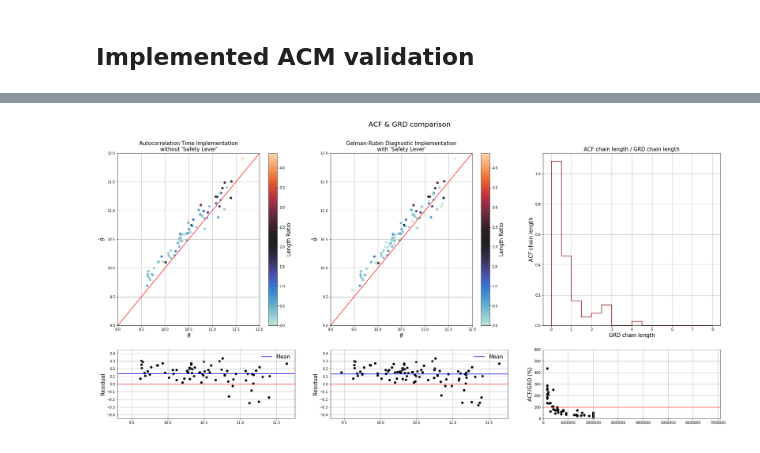
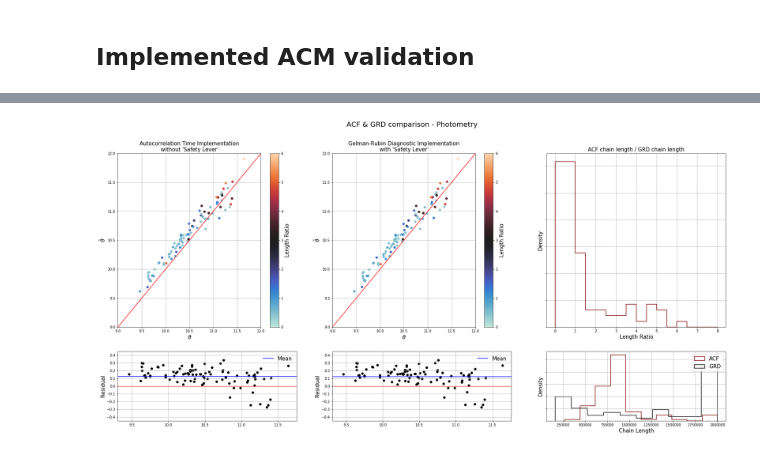
Before and after one commit to kgb0255/GQPMC_v2_JAMES, a Jupyter notebook: ACM_photo.ipynb, the cells around one changed output, grey strips where cells are left out. Saved outputs shown, nothing was run; the diff lists cells and outputs as text; code cells hidden in the pictures.

```diff
--- a/ACM_photo.ipynb
+++ b/ACM_photo.ipynb
@@ -3,3 +15,7 @@
+# %%
+specs,meta = Data.Spectra(sim='lgal',noise = 'none', lib = 'bc03', sample = 'mini_mocha')
+photo, _ = Data.Photometry(sim='lgal', noise= 'none', lib='bc03', sample='mini_mocha')
+input_mass = meta['logM_total'][:]
 # %%
 class convergence_plotter_single2():
     def __init__(self,walkers,num_run,data_dir,ID):
@@ -68,8 +84,8 @@ compare = []
 compare_up = []
 compare_lo = []
 comp_length = []
-comp_length_dic = {}
-for i in range(96):
+comp_missing = []
+for i in range(97):
     file = convergence_plotter_single2(40,100000,os.environ.get('GQPMC_DIR')+'mini_mocha/ispeculator/iSpeculator_validation/photo_0_96/',i)
     if file.opener():
         compare.append(file.get_output())
@@ -77,17 +93,9 @@ for i in range(96):
         compare_up.append(up)
         compare_lo.append(lo)
         comp_length.append(file.get_length())
-        comp_length_dic[i] = file.get_length()
     else:
         compare.append(-1)
         compare_up.append(0)
         compare_lo.append(0)
         comp_length.append(-1e8)
+        comp_missing.append(i)
-# %%
-valid_set = []
-for i in range(96):
-    file = convergence_plotter_single2(40,1000000,path,i)
-    if file.opener(pr = False):
-        valid_set.append(file)
-    else:
-        valid_set.append('N/A')
@@ -142,19 +154,19 @@ xlim = axs[0,0].set_xlim(9,12)
 axs[0,0].set_ylim(xlim)
 axs[0,1].set_xlim(xlim)
 axs[0,1].set_ylim(xlim)
-axs[1,2].set_ylim(0,600)
 
 for ax in axs:
     for x in ax:
         x.grid()
 
 
+mask = (np.array(meds) != -1) & (np.array(compare[:len(meds)]) != -1)
 # axs[0,0].errorbar(input_mass[:len(meds)],meds,yerr=(ups,los), elinewidth = 1, fmt = 'o', color = c,capsize = 2)
 # axs[0,1].errorbar(input_mass[:len(meds)],compare[:len(meds)],yerr=(compare_up[:len(meds)], compare_lo[:len(meds)]), fmt = 'ok',elinewidth = 1, capsize = 2)
 im1 = axs[0,0].scatter(input_mass[:len(meds)],meds, c = a, cmap = icefire)
 im2 = axs[0,1].scatter(input_mass[:len(meds)],compare[:len(meds)],c = a, cmap = icefire)
 
-axs[0,2].hist(a[a != 0], bins = [0,0.5,1,1.5,2.0,2.5,3.0,3.5,4.0,4.5,5.0,5.5,6.0,6.5,7.0,7.5,8.0], histtype = 'step', color = 'maroon', density = True, lw = 1.5, zorder = 10)
+axs[0,2].hist(a[a != 0], bins = np.linspace(0,8.0,17), histtype = 'step', color = 'maroon', density = True, lw = 1.5, zorder = 10)
 axs[0,2].set_title('ACF chain length / GRD chain length', fontsize = 15)
 
 axs[1,0].set_ylim(-0.45,0.45)
@@ -162,46 +174,52 @@ axs[1,1].set_ylim(-0.45,0.45)
 
 axs[1,0].scatter(input_mass[:len(meds)],np.array(meds)-np.array(input_mass[:len(meds)]), c = 'k')
 axs[1,1].scatter(input_mass[:len(meds)],np.array(compare[:len(meds)])-np.array(input_mass[:len(meds)]), c = 'k')
-axs[1,2].scatter(comp_length[:len(ACF_length)],np.array(ACF_length)*100/np.array(comp_length[:len(ACF_length)]), c = 'k')
+axs[1,2].hist(np.array(ACF_length)[mask], histtype = 'step', density = True, color = 'maroon', lw = 1.5, label = 'ACF')
+axs[1,2].hist(np.array(comp_length)[:len(meds)][mask], histtype = 'step', density = True, color = 'k', lw = 1.5, label = 'GRD')
+axs[1,2].legend(frameon = True, fontsize = 15)
+axs[1,2].set_yticklabels(np.array([]))
+axs[0,2].set_yticklabels(np.array([]))
 
 cb1 = fig.colorbar(im1, ax = axs[0,0])
 cb2 = fig.colorbar(im2, ax = axs[0,1])
 
 cb1.set_label('Length Ratio', fontsize = 15)
 cb2.set_label('Length Ratio', fontsize = 15)
 
 axs[0,0].set_title('Autocorrelation Time Implementation\nwithout \'Safety Lever\'', fontsize = 15)
 axs[0,1].set_title('Gelman-Rubin Diagnostic Implementation\nwith \'Safety Lever\'', fontsize = 15)
 
 axs[0,0].set_xlabel('$\\theta$', fontsize = 15)
 axs[0,0].set_ylabel('$\hat{\\theta}$', fontsize = 15)
 
 axs[0,1].set_xlabel('$\\theta$', fontsize = 15)
 axs[0,1].set_ylabel('$\hat{\\theta}$', fontsize = 15)
 
-axs[0,2].set_xlabel('GRD chain length', fontsize = 15)
-axs[0,2].set_ylabel('ACF chain length', fontsize = 15)
+axs[0,2].set_xlabel('Length Ratio', fontsize = 15)
+axs[0,2].set_ylabel('Density', fontsize = 15)
 
 axs[1,0].axhline(0,c = 'r', lw = 1)
 axs[1,1].axhline(0,c = 'r', lw = 1)
-axs[1,2].axhline(100,c = 'r', lw = 1)
 
-mask = (np.array(meds) != -1) & (np.array(compare[:len(meds)]) != -1)
-axs[1,0].axhline(np.mean(np.array(meds)[mask]-np.array(input_mass[:len(meds)])[mask]), c = 'b', lw = 1.5, label = 'Mean')
-axs[1,1].axhline(np.mean(np.array(compare[:len(meds)])[mask]-np.array(input_mass[:len(meds)])[mask]), c = 'b', lw = 1.5, label = 'Mean')
+mask2 = np.array(meds) != -1
+mask3 = np.array(compare) != -1
+
+axs[1,0].axhline(np.mean(np.array(meds)[mask2] -np.array(input_mass[:len(meds)])[mask2]), c = 'b', lw = 1.5, label = 'Mean')
+axs[1,1].axhline(np.mean(np.array(compare)[mask3]-np.array(input_mass[:len(compare)])[mask3]), c = 'b', lw = 1.5, label = 'Mean')
 axs[1,0].legend(frameon = False, fontsize = 15)
 axs[1,1].legend(frameon = False, fontsize = 15)
 
 axs[0,0].plot([9,12],[9,12], c = 'r', lw = 1.5)
 axs[0,1].plot([9,12],[9,12], c = 'r', lw = 1.5)
 
-axs[1,2].set_ylabel('ACF/GRD (%)', fontsize = 15)
+axs[1,2].set_ylabel('Density', fontsize = 15)
 axs[1,1].set_ylabel('Residual', fontsize = 15)
 axs[1,0].set_ylabel('Residual', fontsize = 15)
 
-axs[1,2].set_xlim(0,None)
+axs[1,2].set_xlabel('Chain Length', fontsize = 15)
 
-fig.suptitle('ACF & GRD comparison',  y= 0.97, fontsize = 20)
+fig.suptitle('ACF & GRD comparison - Photometry',  y= 0.97, fontsize = 20)
+plt.savefig('photo_comparison.pdf', format = 'pdf', bbox_inches = 'tight')
 plt.show()
 # %% [output]
-[figure, old version]
+[figure, new version]
```
Also changed, not shown: parts of 5 cells of this notebook, 1 other file.
